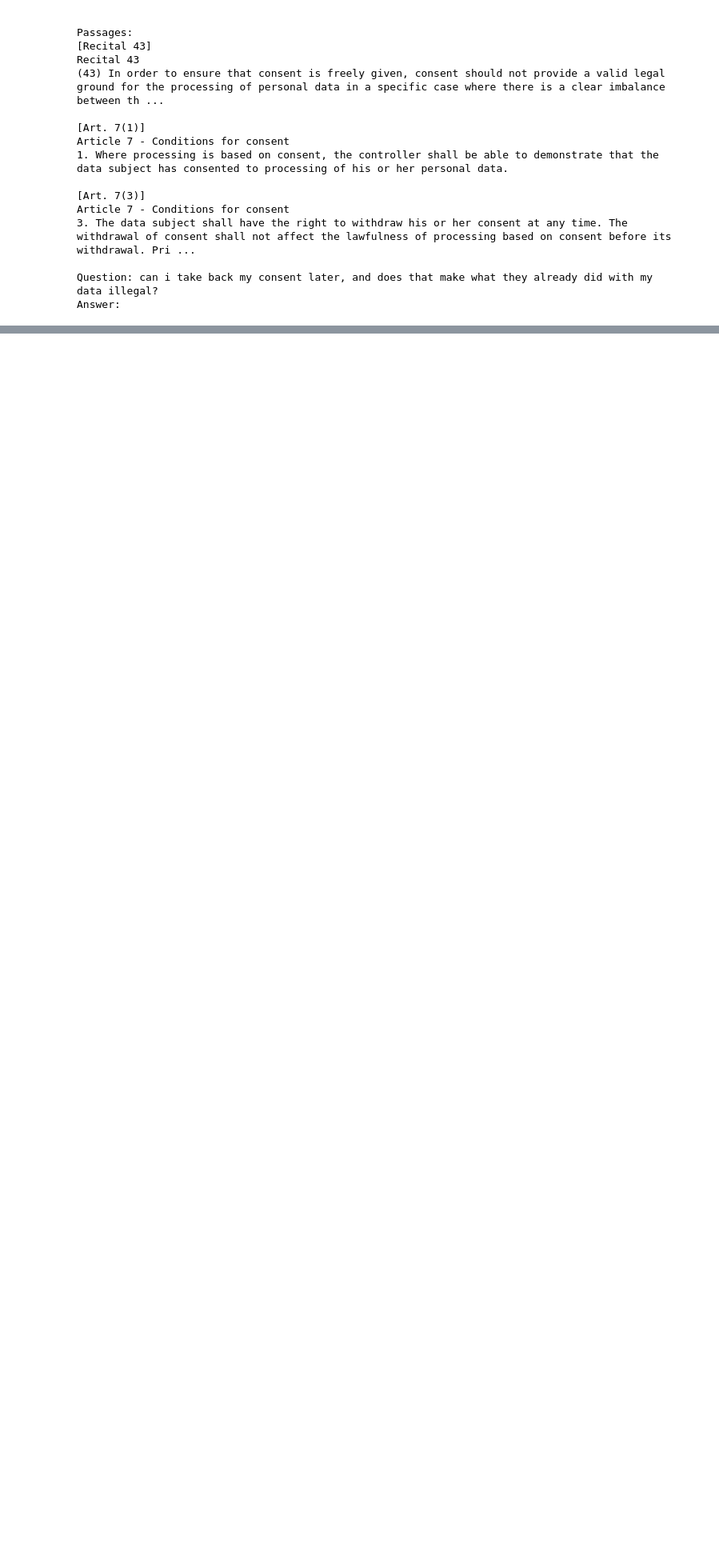
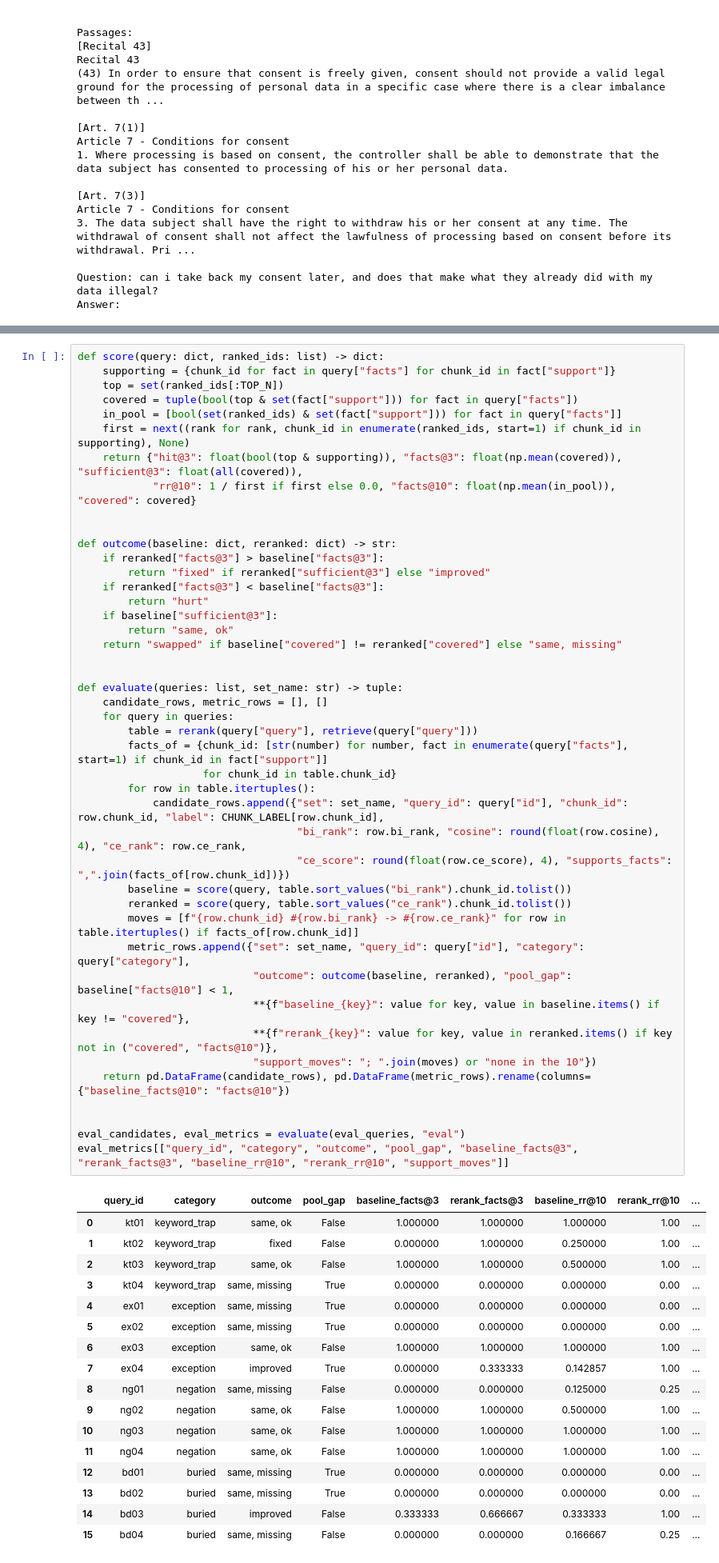
Before and after one commit to itikelabhaskar/gdpr-rag-rerank, a Jupyter notebook: rag_rerank.ipynb, the cells around one changed output, grey strips where cells are left out. Shown at 80% size. Cells and saved outputs as stored; diff of their text form; blank space fills up the shorter version.

```diff
--- a/rag_rerank.ipynb
+++ b/rag_rerank.ipynb
@@ -934,0 +1003,62 @@ Yes, [Art. 7(3)] states: "The data subject shall have the right to withdraw his
+# %%
+def score(query: dict, ranked_ids: list) -> dict:
+    supporting = {chunk_id for fact in query["facts"] for chunk_id in fact["support"]}
+    top = set(ranked_ids[:TOP_N])
+    covered = tuple(bool(top & set(fact["support"])) for fact in query["facts"])
+    in_pool = [bool(set(ranked_ids) & set(fact["support"])) for fact in query["facts"]]
+    first = next((rank for rank, chunk_id in enumerate(ranked_ids, start=1) if chunk_id in supporting), None)
+    return {"hit@3": float(bool(top & supporting)), "facts@3": float(np.mean(covered)), "sufficient@3": float(all(covered)),
+            "rr@10": 1 / first if first else 0.0, "facts@10": float(np.mean(in_pool)), "covered": covered}
+
+
+def outcome(baseline: dict, reranked: dict) -> str:
+    if reranked["facts@3"] > baseline["facts@3"]:
+        return "fixed" if reranked["sufficient@3"] else "improved"
+    if reranked["facts@3"] < baseline["facts@3"]:
+        return "hurt"
+    if baseline["sufficient@3"]:
+        return "same, ok"
+    return "swapped" if baseline["covered"] != reranked["covered"] else "same, missing"
+
+
+def evaluate(queries: list, set_name: str) -> tuple:
+    candidate_rows, metric_rows = [], []
+    for query in queries:
+        table = rerank(query["query"], retrieve(query["query"]))
+        facts_of = {chunk_id: [str(number) for number, fact in enumerate(query["facts"], start=1) if chunk_id in fact["support"]]
+                    for chunk_id in table.chunk_id}
+        for row in table.itertuples():
+            candidate_rows.append({"set": set_name, "query_id": query["id"], "chunk_id": row.chunk_id, "label": CHUNK_LABEL[row.chunk_id],
+                                   "bi_rank": row.bi_rank, "cosine": round(float(row.cosine), 4), "ce_rank": row.ce_rank,
+                                   "ce_score": round(float(row.ce_score), 4), "supports_facts": ",".join(facts_of[row.chunk_id])})
+        baseline = score(query, table.sort_values("bi_rank").chunk_id.tolist())
+        reranked = score(query, table.sort_values("ce_rank").chunk_id.tolist())
+        moves = [f"{row.chunk_id} #{row.bi_rank} -> #{row.ce_rank}" for row in table.itertuples() if facts_of[row.chunk_id]]
+        metric_rows.append({"set": set_name, "query_id": query["id"], "category": query["category"],
+                            "outcome": outcome(baseline, reranked), "pool_gap": baseline["facts@10"] < 1,
+                            **{f"baseline_{key}": value for key, value in baseline.items() if key != "covered"},
+                            **{f"rerank_{key}": value for key, value in reranked.items() if key not in ("covered", "facts@10")},
+                            "support_moves": "; ".join(moves) or "none in the 10"})
+    return pd.DataFrame(candidate_rows), pd.DataFrame(metric_rows).rename(columns={"baseline_facts@10": "facts@10"})
+
+
+eval_candidates, eval_metrics = evaluate(eval_queries, "eval")
+eval_metrics[["query_id", "category", "outcome", "pool_gap", "baseline_facts@3", "rerank_facts@3", "baseline_rr@10", "rerank_rr@10", "support_moves"]]
+# %% [output]
+|  | query_id | category | outcome | pool_gap | baseline_facts@3 | rerank_facts@3 | baseline_rr@10 | rerank_rr@10 | ... |
+| 0 | kt01 | keyword_trap | same, ok | False | 1.000000 | 1.000000 | 1.000000 | 1.00 | ... |
+| 1 | kt02 | keyword_trap | fixed | False | 0.000000 | 1.000000 | 0.250000 | 1.00 | ... |
+| 2 | kt03 | keyword_trap | same, ok | False | 1.000000 | 1.000000 | 0.500000 | 1.00 | ... |
+| 3 | kt04 | keyword_trap | same, missing | True | 0.000000 | 0.000000 | 0.000000 | 0.00 | ... |
+| 4 | ex01 | exception | same, missing | True | 0.000000 | 0.000000 | 0.000000 | 0.00 | ... |
+| 5 | ex02 | exception | same, missing | True | 0.000000 | 0.000000 | 0.000000 | 0.00 | ... |
+| 6 | ex03 | exception | same, ok | False | 1.000000 | 1.000000 | 1.000000 | 1.00 | ... |
+| 7 | ex04 | exception | improved | True | 0.000000 | 0.333333 | 0.142857 | 1.00 | ... |
+| 8 | ng01 | negation | same, missing | False | 0.000000 | 0.000000 | 0.125000 | 0.25 | ... |
+| 9 | ng02 | negation | same, ok | False | 1.000000 | 1.000000 | 0.500000 | 1.00 | ... |
+| 10 | ng03 | negation | same, ok | False | 1.000000 | 1.000000 | 1.000000 | 1.00 | ... |
+| 11 | ng04 | negation | same, ok | False | 1.000000 | 1.000000 | 1.000000 | 1.00 | ... |
+| 12 | bd01 | buried | same, missing | True | 0.000000 | 0.000000 | 0.000000 | 0.00 | ... |
+| 13 | bd02 | buried | same, missing | True | 0.000000 | 0.000000 | 0.000000 | 0.00 | ... |
+| 14 | bd03 | buried | improved | False | 0.333333 | 0.666667 | 0.333333 | 1.00 | ... |
+| 15 | bd04 | buried | same, missing | False | 0.000000 | 0.000000 | 0.166667 | 0.25 | ... |
```
Also changed, not shown: parts of 12 cells of this notebook, 7 other files.
